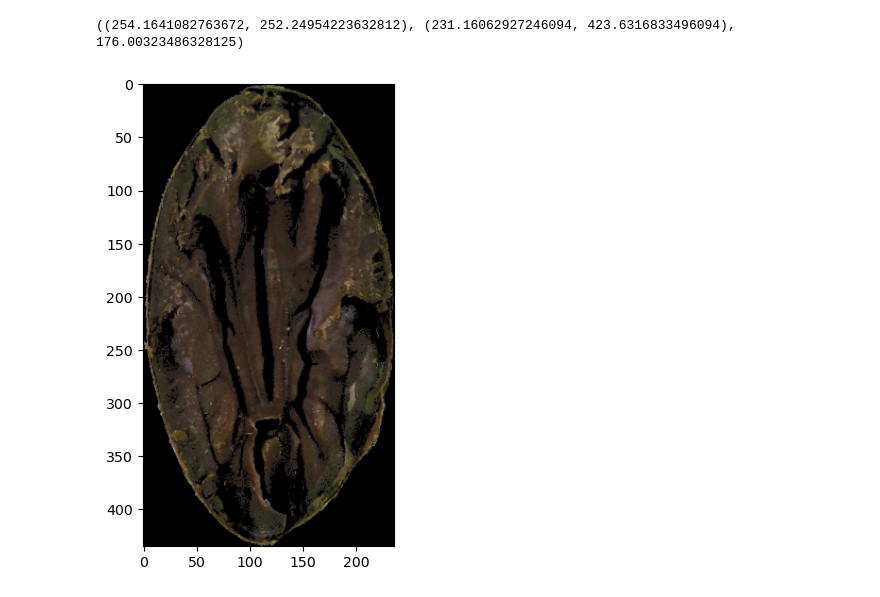
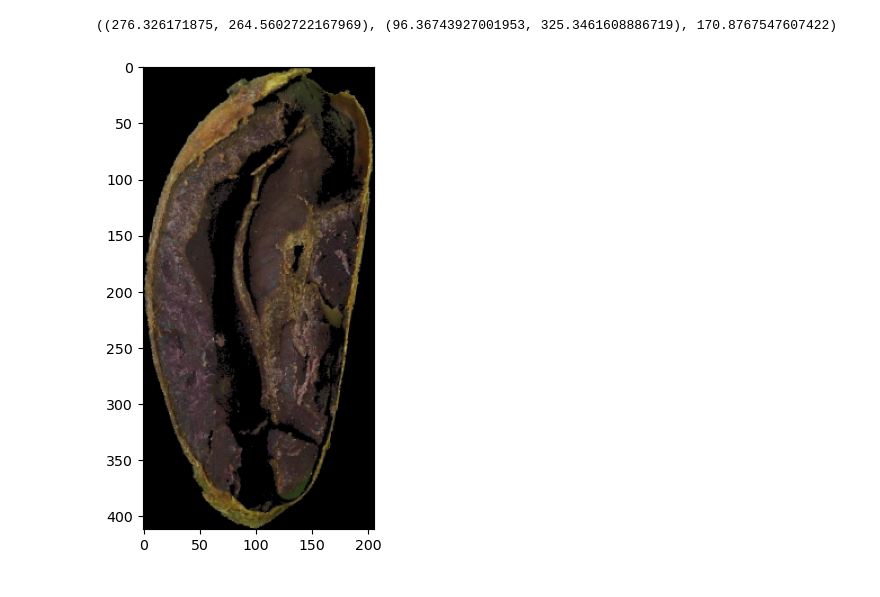
Before and after one commit to quanglochuynh/thesis2022, a Jupyter notebook: The_new_thesis_approach/hsv_feature.ipynb, the cells around one changed output. Saved outputs shown, nothing was run; the diff lists cells and outputs as text; code cells hidden in the pictures.

```diff
--- a/The_new_thesis_approach/hsv_feature.ipynb
+++ b/The_new_thesis_approach/hsv_feature.ipynb
@@ -9,8 +9,8 @@ from image_extractor import init_lut, statistic_analysis, linear_fn, curved, sep
 # image_dir  = 'D:/Thesis_data/Backups/Color_Corrected_512x512/Agglutinated/image (35).JPG'
 # image_dir  = 'D:/Thesis_data/Backups/Color_Corrected_512x512/Brittle/image (35).JPG'
 # image_dir = 'D:/Thesis_data/Backups/Color_Corrected_512x512/Plated_Purple/image (23).JPG'
-image_dir = 'D:/Thesis_data/Backups/Color_Corrected_512x512/Compartmentalized_Brown/image (1).JPG'
-# image_dir = 'D:/Thesis_data/Backups/Color_Corrected_512x512/Compartmentalized_PartiallyPurple/image (2).JPG'
+# image_dir = 'D:/Thesis_data/Backups/Color_Corrected_512x512/Compartmentalized_Brown/image (1).JPG'
+image_dir = 'D:/Thesis_data/Backups/Color_Corrected_512x512/Compartmentalized_PartiallyPurple/image (2).JPG'
 # image_dir = 'D:/Thesis_data/Backups/Color_Corrected_512x512/Moldered/image (67).JPG'
 # image_dir = 'D:/Thesis_data/Backups/Color_Corrected_512x512/Compartmentalized_Slaty/image (56).JPG'
 
@@ -25,15 +25,16 @@ lut2 = init_lut(fn=curved, coefficient=1.5)
 # %%
 plt.rcParams["figure.figsize"] = (6,6)
 image_hsv, cnt, ellipse = preprocess_hsv(image, Contour=True)
 image_rgb = cv2.cvtColor(image_hsv, cv2.COLOR_HSV2RGB)
 origin_rgb = cv2.cvtColor(image, cv2.COLOR_BGR2RGB)
 print(ellipse)
+(cX, cY),(aX, aY), o = ellipse
 
 plt.imshow(image_rgb)
 plt.show()
 # %% [output]
-((254.1641082763672, 252.24954223632812), (231.16062927246094, 423.6316833496094), 176.00323486328125)
+((276.326171875, 264.5602722167969), (96.36743927001953, 325.3461608886719), 170.8767547607422)
-[figure, old version]
+[figure, new version]
 # %%
 hei, wid, c = shape(image_rgb)
 # %%
```
Also changed, not shown: parts of 1 cell of this notebook, 3 other files.
